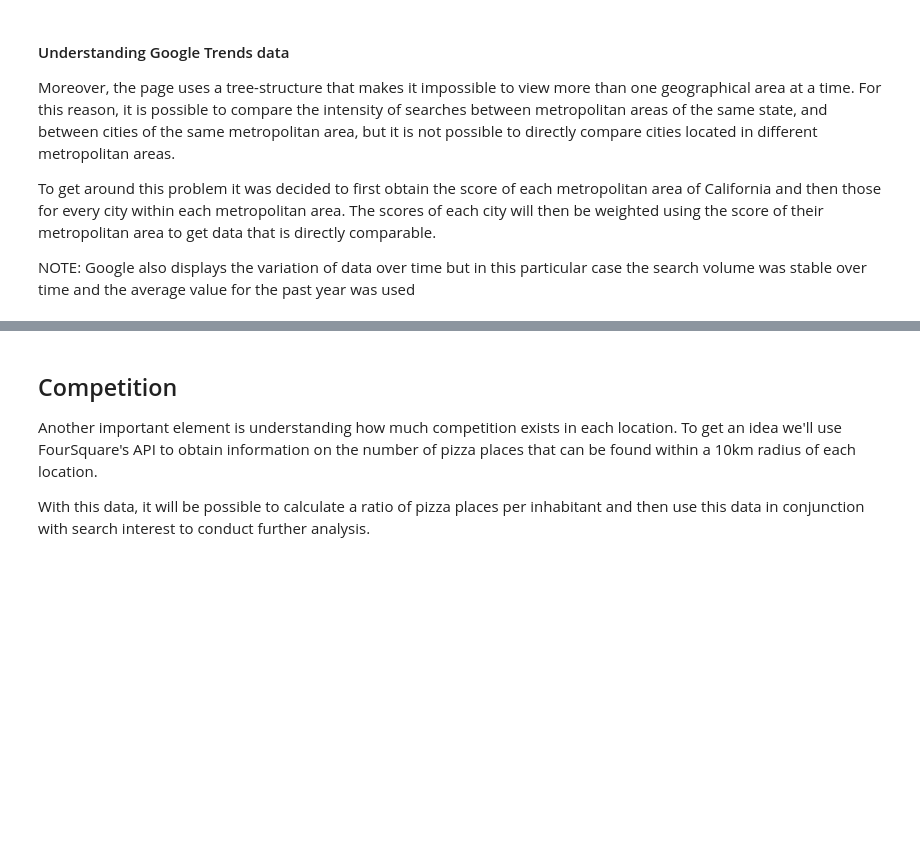
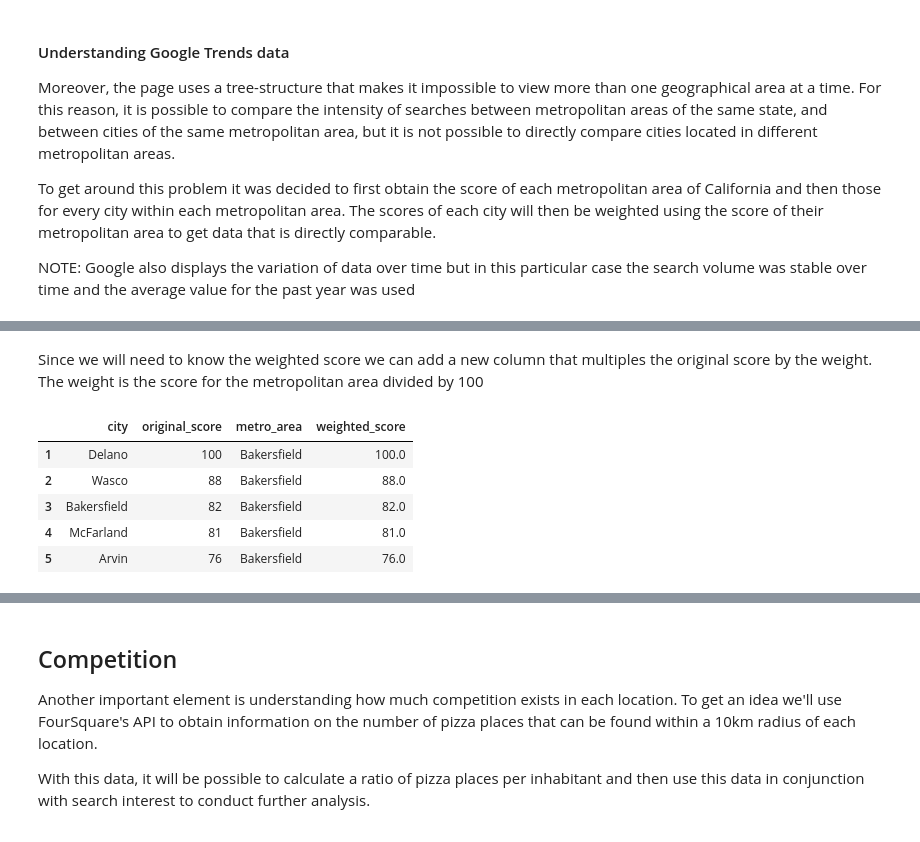
Before and after one commit to marcoserusi/The_best_place_for_a_pizza_place-an_IBM-Coursera_Data_Science_Capstone, a Jupyter notebook: TheBestPlaceForPizza.ipynb, the cells around one changed output, grey strips where cells are left out. Cells and saved outputs as stored; diff of their text form; code cells hidden in the pictures; blank space fills up the shorter version.

```diff
--- a/TheBestPlaceForPizza.ipynb
+++ b/TheBestPlaceForPizza.ipynb
@@ -48,0 +175,3 @@ add
+# %%
+Google_metro.columns=['metro_area','metro_score'] #renaming the columns
+Google_metro.head()
@@ -48,0 +191,3 @@ add
+# %%
+Google_metro['metro_score']=Google_metro['metro_score'].astype('int64') #casting the score to int
+Google_metro.dtypes
@@ -48,0 +201,7 @@ add
+# %%
+Bakersfield=pd.read_csv('SearchData/1_Bakersfield.csv')
+Bakersfield.reset_index(inplace=True) #resetting the index - the original one creates problems
+Bakersfield.drop([0], inplace=True) #deleting an unneeded line
+Bakersfield.columns=['city','original_score']
+Bakersfield['original_score']=Bakersfield['original_score'].astype('int64')
+Bakersfield.head()
@@ -48,0 +217,3 @@ add
+# %%
+Bakersfield['metro_area']='Bakersfield'
+Bakersfield.head()
@@ -48,0 +227,12 @@ add
+# %% [markdown]
+Since we will need to know the weighted score we can add a new column that multiples the original score by the weight. The weight is the score for the metropolitan area divided by 100
+# %%
+Bakersfield['weighted_score']=Bakersfield['original_score']*(Google_metro.loc[1,'metro_score']/100)
+Bakersfield.head() #note, in this case nothing very exciting happens because the weight just so happens to be 1
+# %% [output]
+|  | city | original_score | metro_area | weighted_score |
+| 1 | Delano | 100 | Bakersfield | 100.0 |
+| 2 | Wasco | 88 | Bakersfield | 88.0 |
+| 3 | Bakersfield | 82 | Bakersfield | 82.0 |
+| 4 | McFarland | 81 | Bakersfield | 81.0 |
+| 5 | Arvin | 76 | Bakersfield | 76.0 |
```
Also changed, not shown: parts of 35 cells of this notebook, 15 other files.
